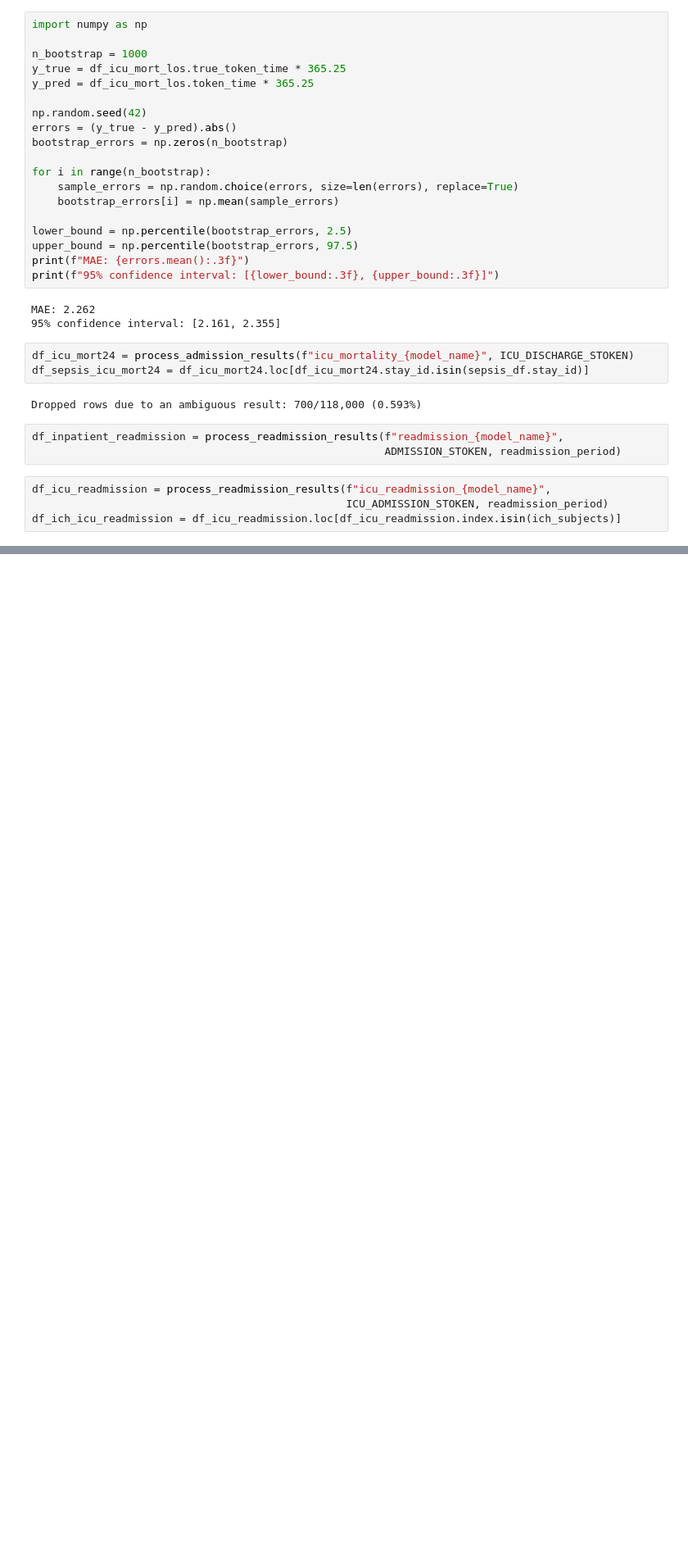
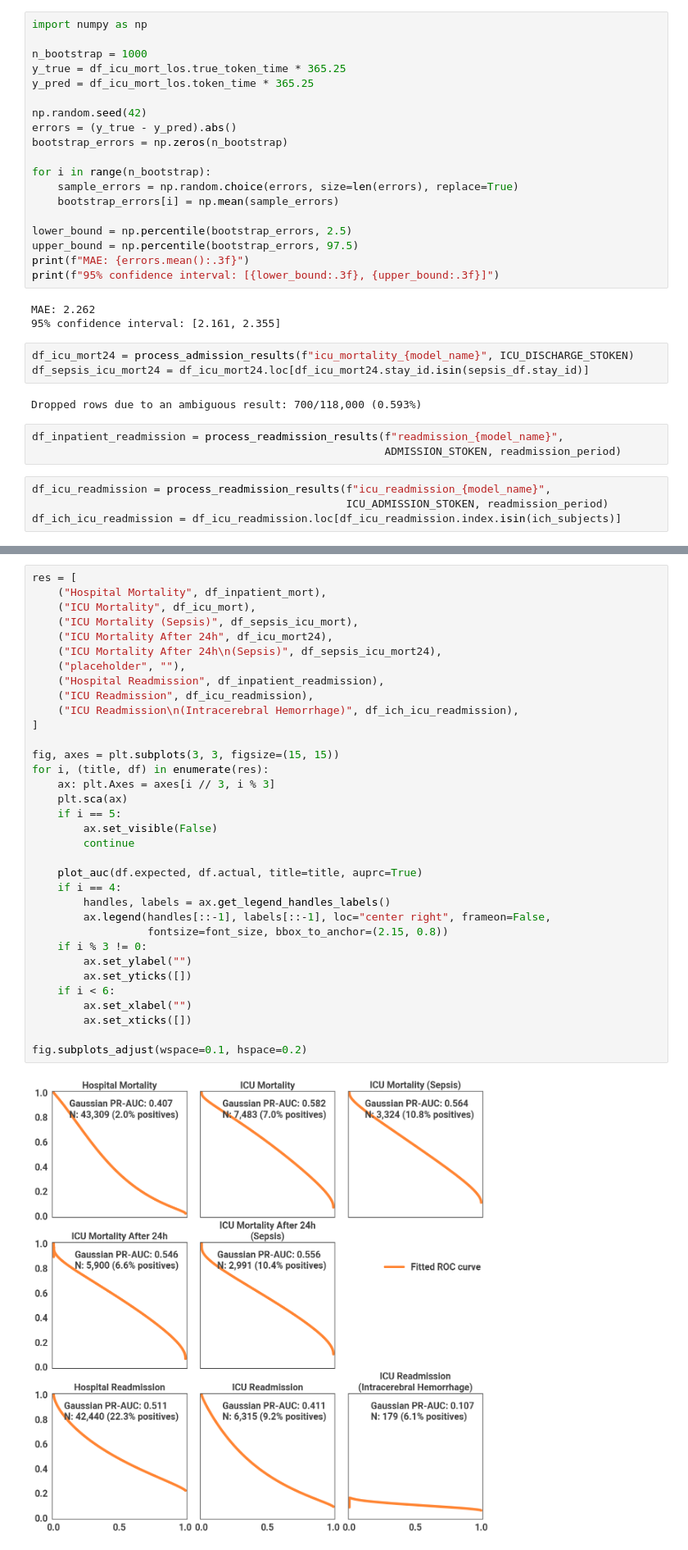
Before and after one commit to ipolharvard/ethos-paper, a Jupyter notebook: notebooks/mimic_paper_results_agg.ipynb, the cells around one changed output, grey strips where cells are left out. Shown at 82% size. Drawn from its saved outputs; the diff is of its cells as text; blank space fills up the shorter version.

Commit message:
Compute PR-AUC and generate figure, correct this measure evaluation

```diff
--- a/notebooks/mimic_paper_results_agg.ipynb
+++ b/notebooks/mimic_paper_results_agg.ipynb
@@ -199,0 +199,36 @@ findfont: Font family 'Roboto' not found.
+# %%
+res = [
+    ("Hospital Mortality", df_inpatient_mort),
+    ("ICU Mortality", df_icu_mort),
+    ("ICU Mortality (Sepsis)", df_sepsis_icu_mort),
+    ("ICU Mortality After 24h", df_icu_mort24),
+    ("ICU Mortality After 24h\n(Sepsis)", df_sepsis_icu_mort24),
+    ("placeholder", ""),
+    ("Hospital Readmission", df_inpatient_readmission),
+    ("ICU Readmission", df_icu_readmission),
+    ("ICU Readmission\n(Intracerebral Hemorrhage)", df_ich_icu_readmission),
+]
+
+fig, axes = plt.subplots(3, 3, figsize=(15, 15))
+for i, (title, df) in enumerate(res):
+    ax: plt.Axes = axes[i // 3, i % 3]
+    plt.sca(ax)
+    if i == 5:
+        ax.set_visible(False)
+        continue
+
+    plot_auc(df.expected, df.actual, title=title, auprc=True)
+    if i == 4:
+        handles, labels = ax.get_legend_handles_labels()
+        ax.legend(handles[::-1], labels[::-1], loc="center right", frameon=False,
+                  fontsize=font_size, bbox_to_anchor=(2.15, 0.8))
+    if i % 3 != 0:
+        ax.set_ylabel("")
+        ax.set_yticks([])
+    if i < 6:
+        ax.set_xlabel("")
+        ax.set_xticks([])
+
+fig.subplots_adjust(wspace=0.1, hspace=0.2)
+# %% [output]
+[figure, added]
```
Also changed, not shown: parts of 4 cells of this notebook, 1 other file.
